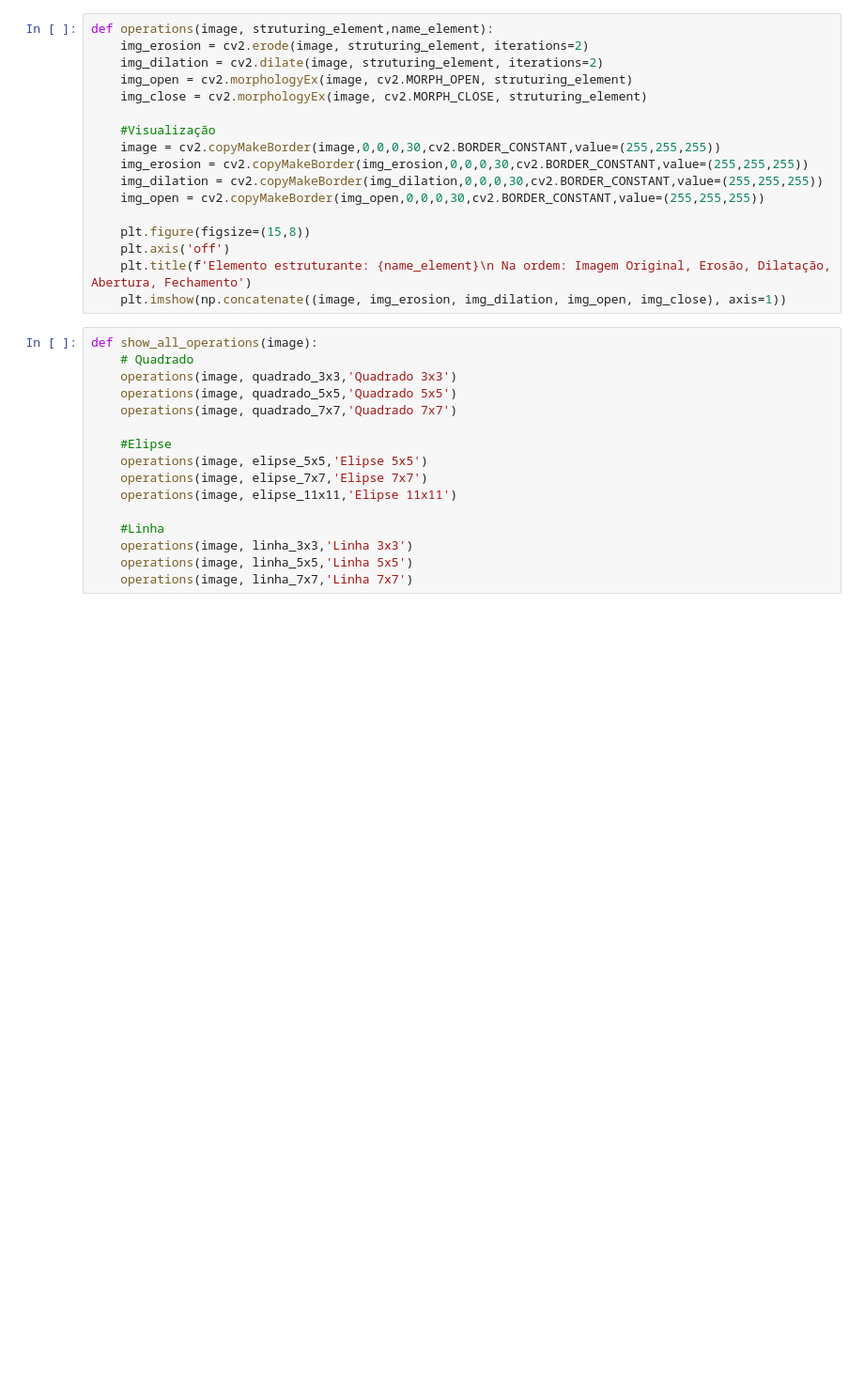
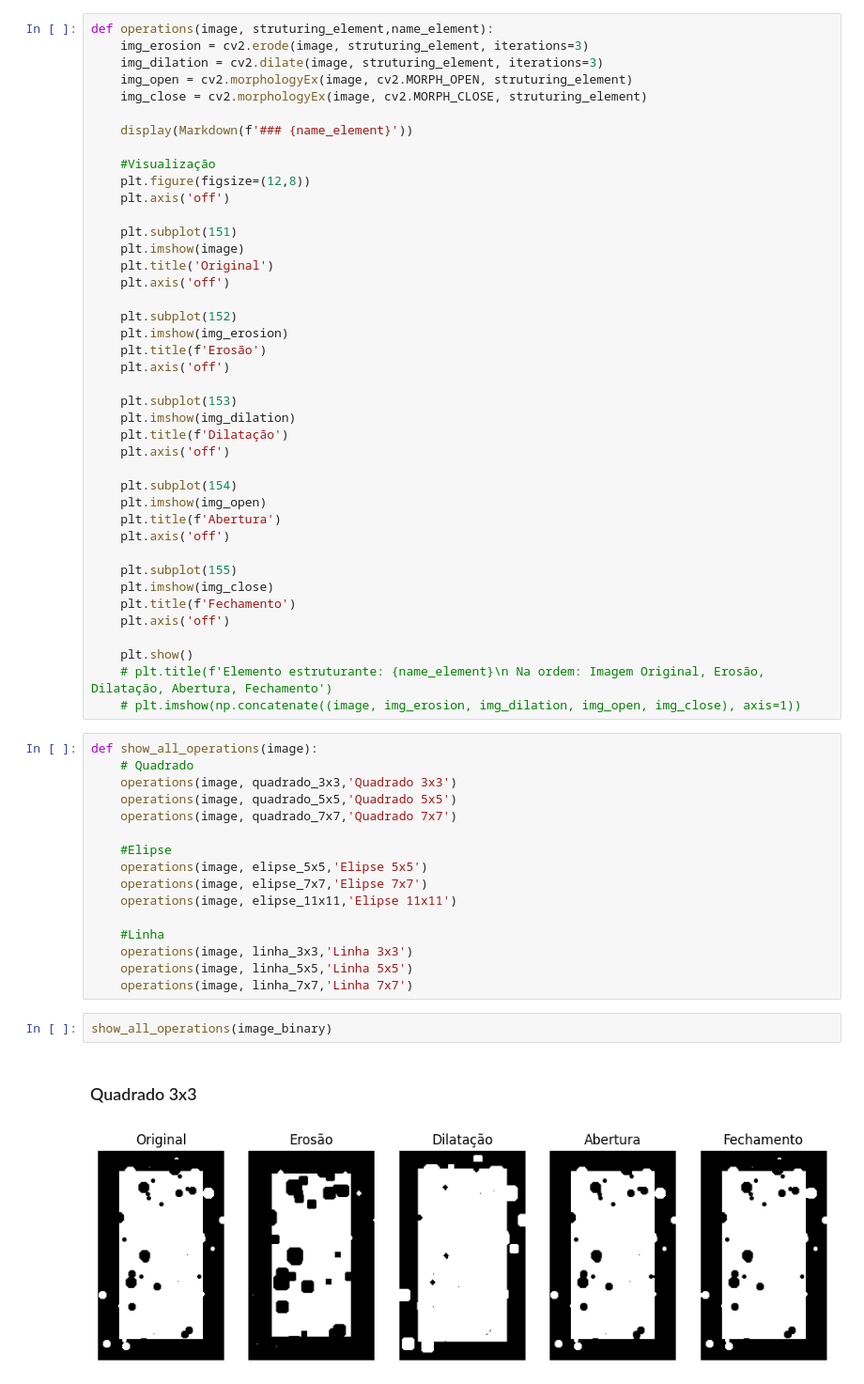
Before and after one commit to stefaneadna/digital-image-processing, a Jupyter notebook: Morfologia Matemática/morfologia.ipynb, the cells around one changed output. Shown at 94% size. Cells and saved outputs as stored; diff of their text form; blank space fills up the shorter version.

Commit message:
corrigindo visualização

```diff
--- a/Morfologia Matemática/morfologia.ipynb
+++ b/Morfologia Matemática/morfologia.ipynb
@@ -66,21 +67,45 @@ linha_7x7 = np.array([[0,0,0,1,0,0,0],
             ],dtype=np.uint8)
 # %%
 def operations(image, struturing_element,name_element):
-    img_erosion = cv2.erode(image, struturing_element, iterations=2)
-    img_dilation = cv2.dilate(image, struturing_element, iterations=2)
+    img_erosion = cv2.erode(image, struturing_element, iterations=3)
+    img_dilation = cv2.dilate(image, struturing_element, iterations=3)
     img_open = cv2.morphologyEx(image, cv2.MORPH_OPEN, struturing_element)
     img_close = cv2.morphologyEx(image, cv2.MORPH_CLOSE, struturing_element)
 
+    display(Markdown(f'### {name_element}'))
+
     #Visualização
-    image = cv2.copyMakeBorder(image,0,0,0,30,cv2.BORDER_CONSTANT,value=(255,255,255))
-    img_erosion = cv2.copyMakeBorder(img_erosion,0,0,0,30,cv2.BORDER_CONSTANT,value=(255,255,255))
-    img_dilation = cv2.copyMakeBorder(img_dilation,0,0,0,30,cv2.BORDER_CONSTANT,value=(255,255,255))
-    img_open = cv2.copyMakeBorder(img_open,0,0,0,30,cv2.BORDER_CONSTANT,value=(255,255,255))
+    plt.figure(figsize=(12,8))
+    plt.axis('off')
 
-    plt.figure(figsize=(15,8))
+    plt.subplot(151)
+    plt.imshow(image)
+    plt.title('Original')
     plt.axis('off')
-    plt.title(f'Elemento estruturante: {name_element}\n Na ordem: Imagem Original, Erosão, Dilatação, Abertura, Fechamento')
-    plt.imshow(np.concatenate((image, img_erosion, img_dilation, img_open, img_close), axis=1))
+
+    plt.subplot(152)
+    plt.imshow(img_erosion)
+    plt.title(f'Erosão')
+    plt.axis('off')
+
+    plt.subplot(153)
+    plt.imshow(img_dilation)
+    plt.title(f'Dilatação')
+    plt.axis('off')
+
+    plt.subplot(154)
+    plt.imshow(img_open)
+    plt.title(f'Abertura')
+    plt.axis('off')
+
+    plt.subplot(155)
+    plt.imshow(img_close)
+    plt.title(f'Fechamento')
+    plt.axis('off')
+
+    plt.show()
+    # plt.title(f'Elemento estruturante: {name_element}\n Na ordem: Imagem Original, Erosão, Dilatação, Abertura, Fechamento')
+    # plt.imshow(np.concatenate((image, img_erosion, img_dilation, img_open, img_close), axis=1))
 # %%
 def show_all_operations(image):
     # Quadrado
@@ -97,3 +122,8 @@ def show_all_operations(image):
     operations(image, linha_3x3,'Linha 3x3')
     operations(image, linha_5x5,'Linha 5x5')
     operations(image, linha_7x7,'Linha 7x7')
+# %%
+show_all_operations(image_binary)
+# %% [output]
+### Quadrado 3x3
+[figure, added]
```
Also changed, not shown: parts of 2 cells of this notebook.
